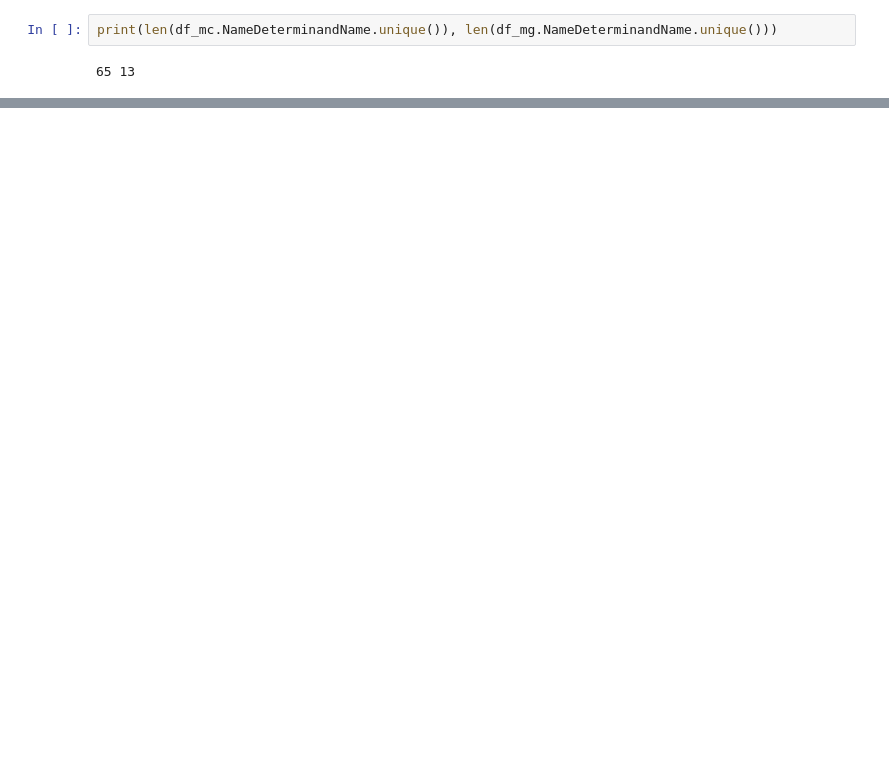
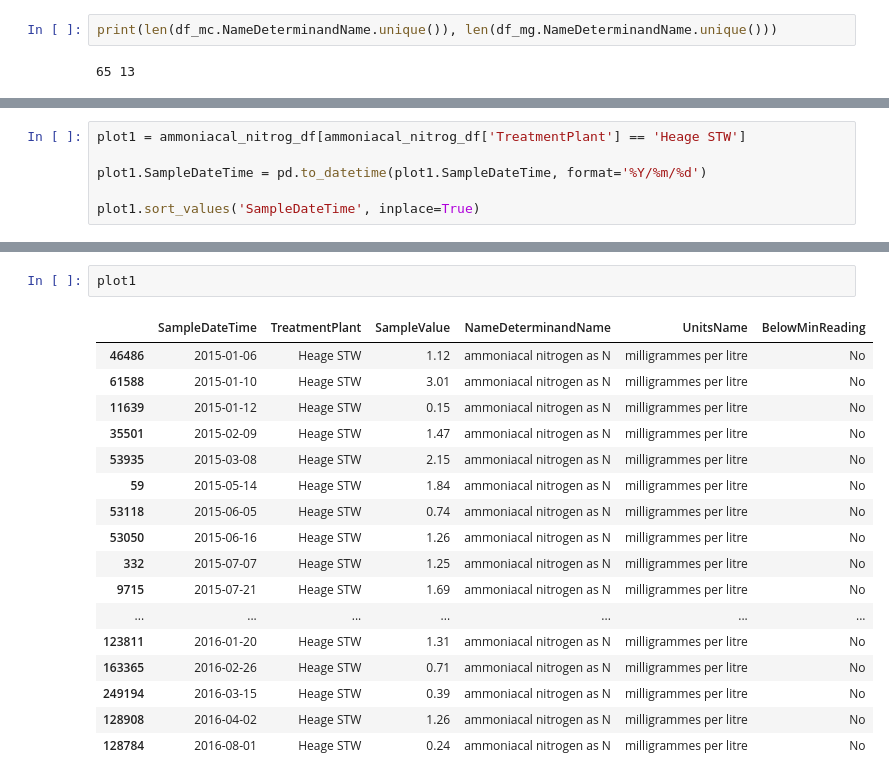
Before and after one commit to Tosindare/Deepnote_notebooks, a Jupyter notebook: DataViz.ipynb, the cells around one changed output, grey strips where cells are left out. Drawn from its saved outputs; the diff is of its cells as text; blank space fills up the shorter version.

```diff
--- a/DataViz.ipynb
+++ b/DataViz.ipynb
@@ -79,0 +141,6 @@ fig.show()
+# %%
+plot1 = ammoniacal_nitrog_df[ammoniacal_nitrog_df['TreatmentPlant'] == 'Heage STW']
+
+plot1.SampleDateTime = pd.to_datetime(plot1.SampleDateTime, format='%Y/%m/%d')
+
+plot1.sort_values('SampleDateTime', inplace=True)
@@ -79,0 +158,20 @@ fig.show()
+# %%
+plot1
+# %% [output]
+|  | SampleDateTime | TreatmentPlant | SampleValue | NameDeterminandName | UnitsName | BelowMinReading |
+| 46486 | 2015-01-06 | Heage STW | 1.12 | ammoniacal nitrogen as N | milligrammes per litre | No |
+| 61588 | 2015-01-10 | Heage STW | 3.01 | ammoniacal nitrogen as N | milligrammes per litre | No |
+| 11639 | 2015-01-12 | Heage STW | 0.15 | ammoniacal nitrogen as N | milligrammes per litre | No |
+| 35501 | 2015-02-09 | Heage STW | 1.47 | ammoniacal nitrogen as N | milligrammes per litre | No |
+| 53935 | 2015-03-08 | Heage STW | 2.15 | ammoniacal nitrogen as N | milligrammes per litre | No |
+| 59 | 2015-05-14 | Heage STW | 1.84 | ammoniacal nitrogen as N | milligrammes per litre | No |
+| 53118 | 2015-06-05 | Heage STW | 0.74 | ammoniacal nitrogen as N | milligrammes per litre | No |
+| 53050 | 2015-06-16 | Heage STW | 1.26 | ammoniacal nitrogen as N | milligrammes per litre | No |
+| 332 | 2015-07-07 | Heage STW | 1.25 | ammoniacal nitrogen as N | milligrammes per litre | No |
+| 9715 | 2015-07-21 | Heage STW | 1.69 | ammoniacal nitrogen as N | milligrammes per litre | No |
+| ... | ... | ... | ... | ... | ... | ... |
+| 123811 | 2016-01-20 | Heage STW | 1.31 | ammoniacal nitrogen as N | milligrammes per litre | No |
+| 163365 | 2016-02-26 | Heage STW | 0.71 | ammoniacal nitrogen as N | milligrammes per litre | No |
+| 249194 | 2016-03-15 | Heage STW | 0.39 | ammoniacal nitrogen as N | milligrammes per litre | No |
+| 128908 | 2016-04-02 | Heage STW | 1.26 | ammoniacal nitrogen as N | milligrammes per litre | No |
+| 128784 | 2016-08-01 | Heage STW | 0.24 | ammoniacal nitrogen as N | milligrammes per litre | No |
```
Also changed, not shown: parts of 14 cells of this notebook.
